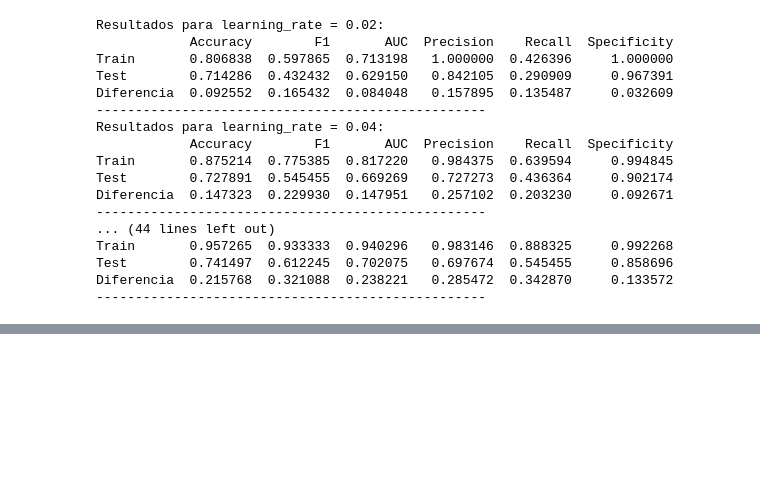
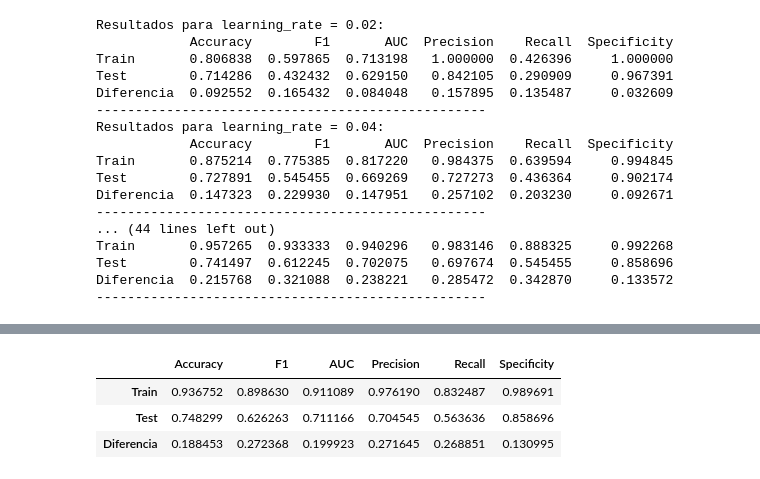
Before and after one commit to 4GeeksAcademy/4GeeksAcademy-boosting-clara-ab, a Jupyter notebook: src/explore.ipynb, the cells around one changed output, grey strips where cells are left out. Saved outputs shown, nothing was run; the diff lists cells and outputs as text; code cells hidden in the pictures; blank space fills up the shorter version.

Commit message:
Boosting Algorithms - Clara Arribas

```diff
--- a/src/explore.ipynb
+++ b/src/explore.ipynb
@@ -964,0 +971,17 @@ Diferencia  0.215768  0.321088  0.238221   0.285472  0.342870     0.133572
+# %%
+# Se genera y entrena el modelo:
+boosting_model = GradientBoostingClassifier(n_estimators = 20, learning_rate = 0.14, max_depth = 5 , min_samples_leaf = 4, max_features = int(X_train.shape[1]*0.8), random_state = 42).fit(X_train, y_train);
+
+# Se obtiene la predicción para el conjunto de train:
+y_hat_train_boost = boosting_model.predict(X_train);
+
+# Se obtiene la predicción para el conjunto de test:
+y_hat_test_boost = boosting_model.predict(X_test);
+
+# Se obtienen las métricas:
+get_metrics (y_train, y_test, y_hat_train_boost, y_hat_test_boost)
+# %% [output]
+|  | Accuracy | F1 | AUC | Precision | Recall | Specificity |
+| Train | 0.936752 | 0.898630 | 0.911089 | 0.976190 | 0.832487 | 0.989691 |
+| Test | 0.748299 | 0.626263 | 0.711166 | 0.704545 | 0.563636 | 0.858696 |
+| Diferencia | 0.188453 | 0.272368 | 0.199923 | 0.271645 | 0.268851 | 0.130995 |
```
Also changed, not shown: parts of 4 cells of this notebook.
